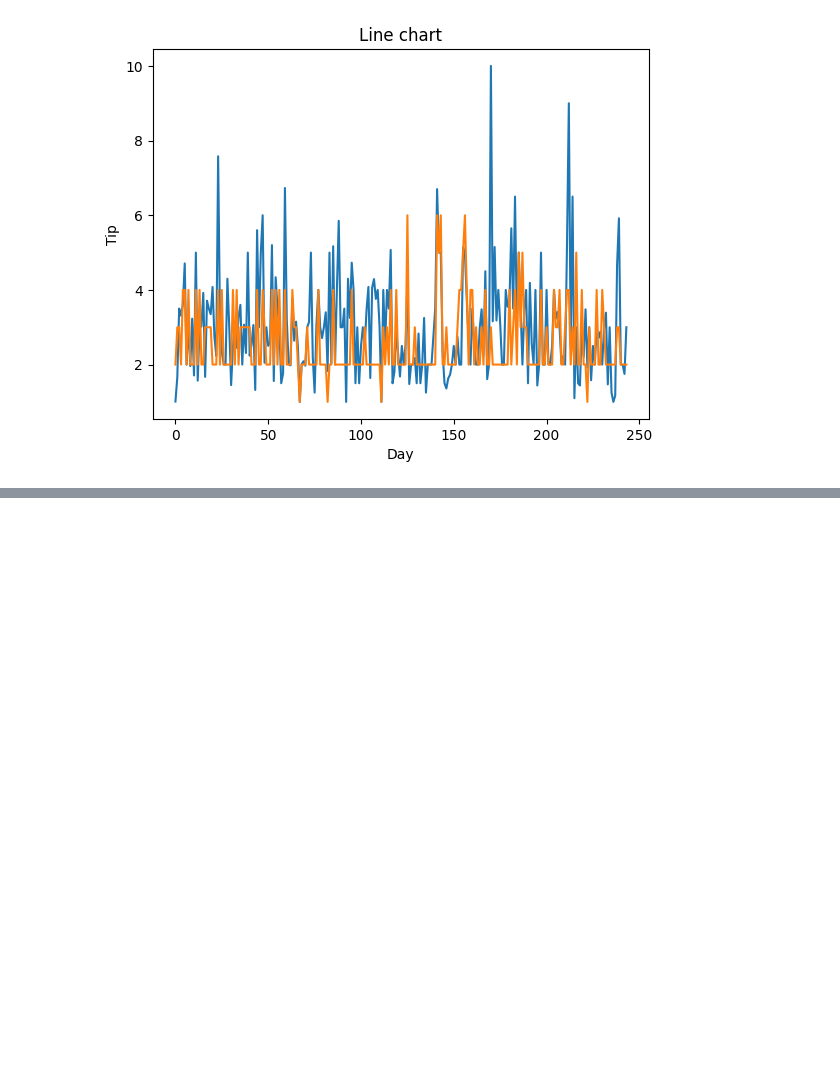
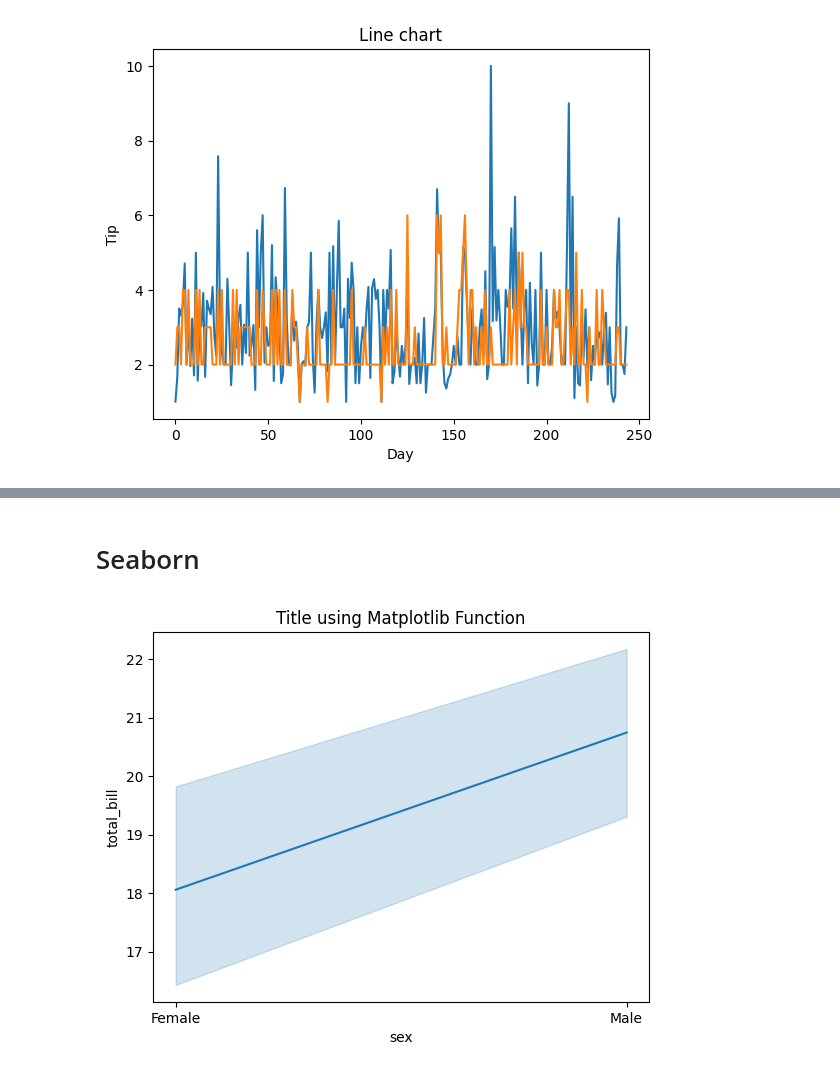
Before and after one commit to allenlee-37/dataVisualization, a Jupyter notebook: visualization.ipynb, the cells around one changed output, grey strips where cells are left out. Cells and saved outputs as stored; diff of their text form; code cells hidden in the pictures; blank space fills up the shorter version.

```diff
--- a/visualization.ipynb
+++ b/visualization.ipynb
@@ -85,0 +130,21 @@ plt.show()
+# %% [markdown]
+# Seaborn
+# %%
+# importing packages
+import seaborn as sns
+import matplotlib.pyplot as plt
+import pandas as pd
+
+
+# reading the database
+data = pd.read_csv("tips.csv")
+
+# draw lineplot
+sns.lineplot(x="sex", y="total_bill", data=data)
+
+# setting the title using Matplotlib
+plt.title('Title using Matplotlib Function')
+
+plt.show()
+# %% [output]
+[figure, added]
```
Also changed, not shown: parts of 30 cells of this notebook, 1 other file.
